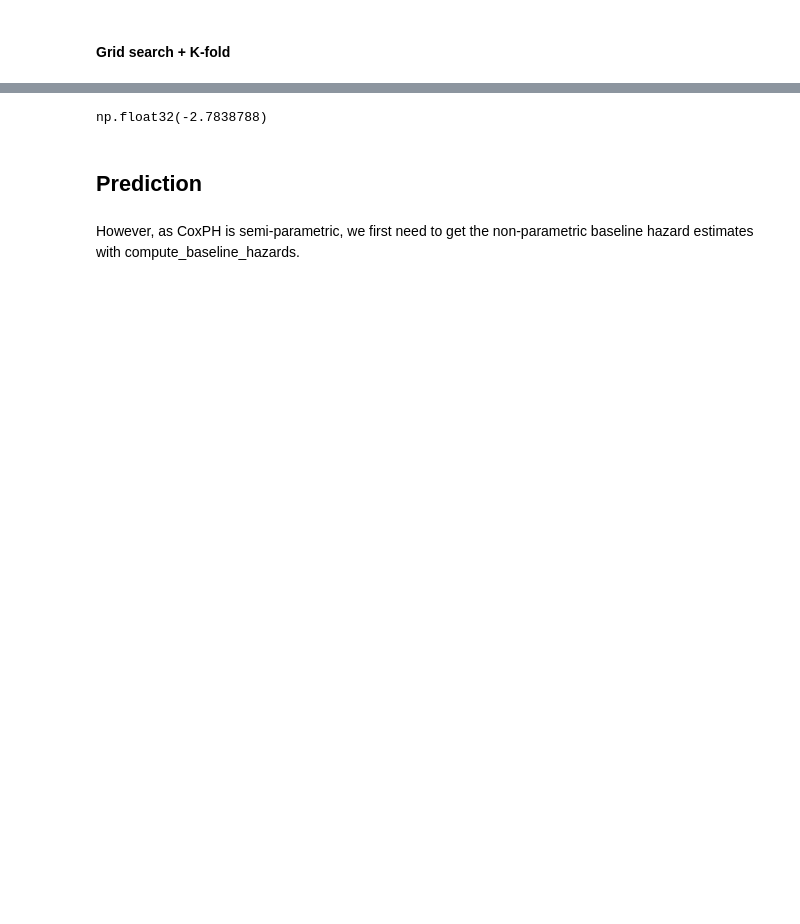
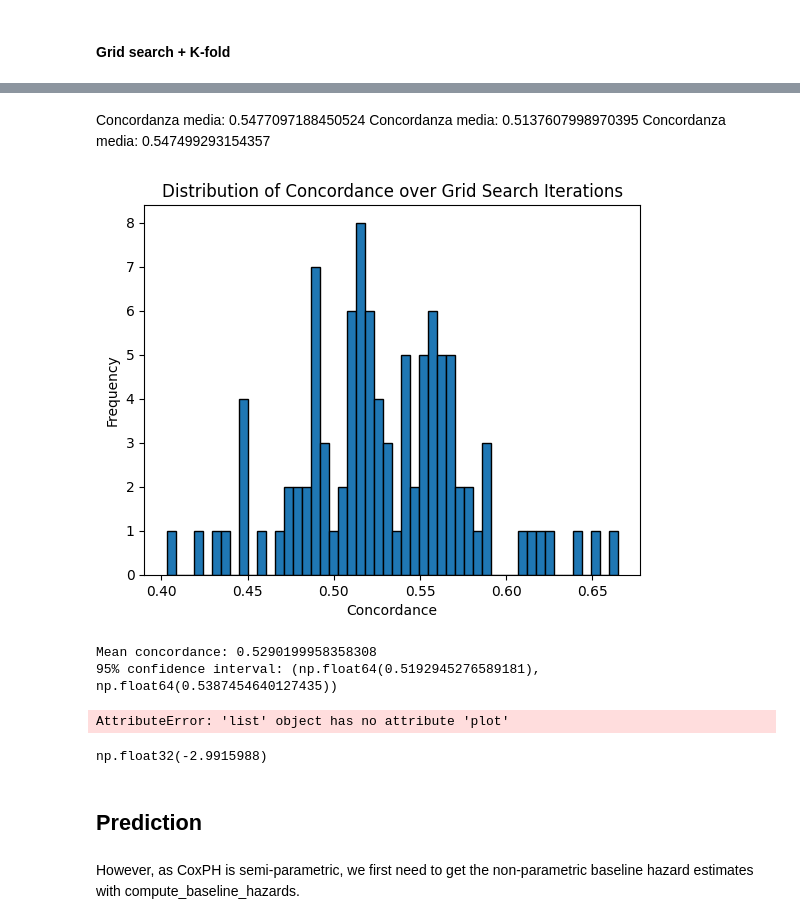
Before and after one commit to giorgiaBertacchini/miRNA_survival_analysis, a Jupyter notebook: notebooks/deepSurv.ipynb, the cells around one changed output, grey strips where cells are left out. Cells and saved outputs as stored; diff of their text form; code cells hidden in the pictures; blank space fills up the shorter version.

```diff
--- a/notebooks/deepSurv.ipynb
+++ b/notebooks/deepSurv.ipynb
@@ -102,6 +113,0 @@ x_test = x_mapper.transform(df_test).astype('float32')"""
-# %%
-"""get_target = lambda df: (df['duration'].values, df['event'].values)
-y_train = get_target(df_train)
-y_val = get_target(df_val)
-durations_test, events_test = get_target(df_test)
-val = x_val, y_val"""
@@ -343,0 +418,8 @@ _ = log.plot()
+# %%
+concordances = []
+for i in range(1000):
+    print(f"Grid search iteration {i+1}")
+    concordances.append(grid_search_kfold(X_train_torch, y_train_tuple, param_grid, kf))
+
+for i, concordance in enumerate(concordances):
+    print(f"[{i}] Concordanza media: {concordance}")
@@ -344,7 +444,44 @@ _ = log.plot()
+# %% [markdown]
+Concordanza media: 0.5477097188450524
+Concordanza media: 0.5137607998970395
+Concordanza media: 0.547499293154357
+# %%
+# plot concordance distribution
+plt.hist(concordances, bins=50, edgecolor='black')
+plt.xlabel('Concordance')
+plt.ylabel('Frequency')
+plt.title('Distribution of Concordance over Grid Search Iterations')
+plt.show()
+# %% [output]
+[figure, added]
+# %%
+# confidence interval
+import scipy.stats as stats
+
+mean_concordance = np.mean(concordances)
+std_concordance = np.std(concordances, ddof=1)
+confidence_level = 0.95
+degrees_freedom = len(concordances) - 1
+
+confidence_interval = stats.t.interval(
+    confidence_level,
+    degrees_freedom,
+    loc=mean_concordance,
+    scale=std_concordance / np.sqrt(len(concordances))
+)
+print(f"Mean concordance: {mean_concordance}")
+print(f"95% confidence interval: {confidence_interval}")
+# %% [output]
+Mean concordance: 0.5290199958358308
+95% confidence interval: (np.float64(0.5192945276589181), np.float64(0.5387454640127435))
+# %%
+_ = best_result['logs'][0].plot()  # TODO set correct index
+# %% [output]
+AttributeError: 'list' object has no attribute 'plot'
 # %%
-model.partial_log_likelihood(*val).mean()
+model.partial_log_likelihood(*best_result['vals'][0]).mean()  # TODO set correct index
 # %% [output]
-np.float32(-2.7838788)
+np.float32(-2.9915988)
 # %% [markdown]
 ## Prediction
 # %% [markdown]
```
Also changed, not shown: parts of 32 cells of this notebook, 2 other files.
